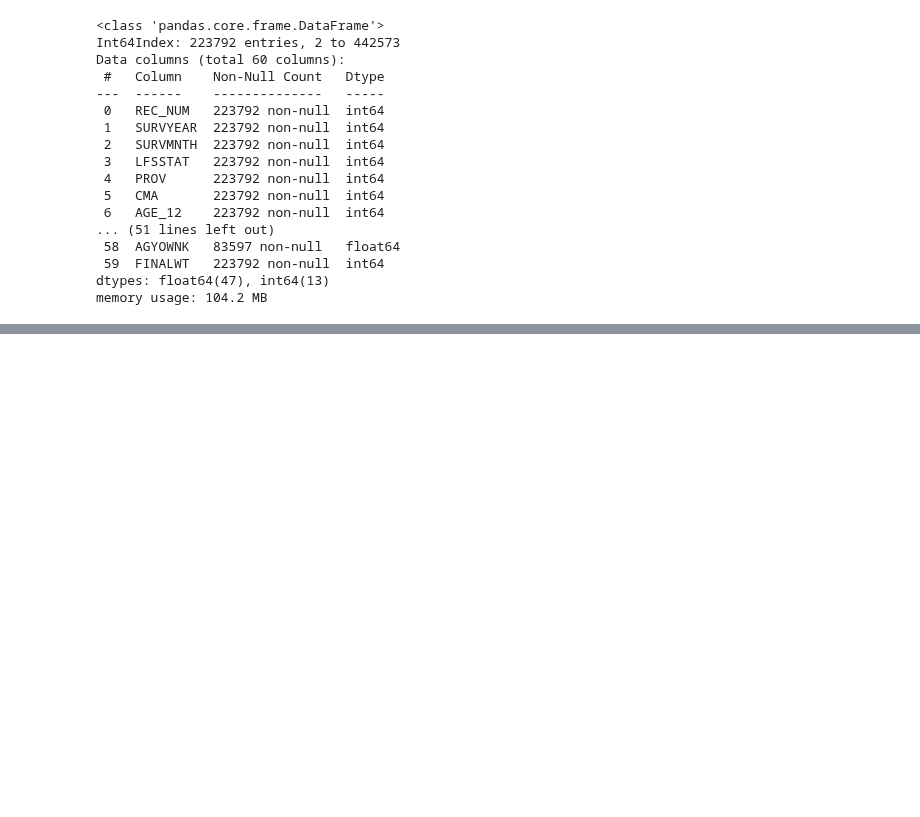
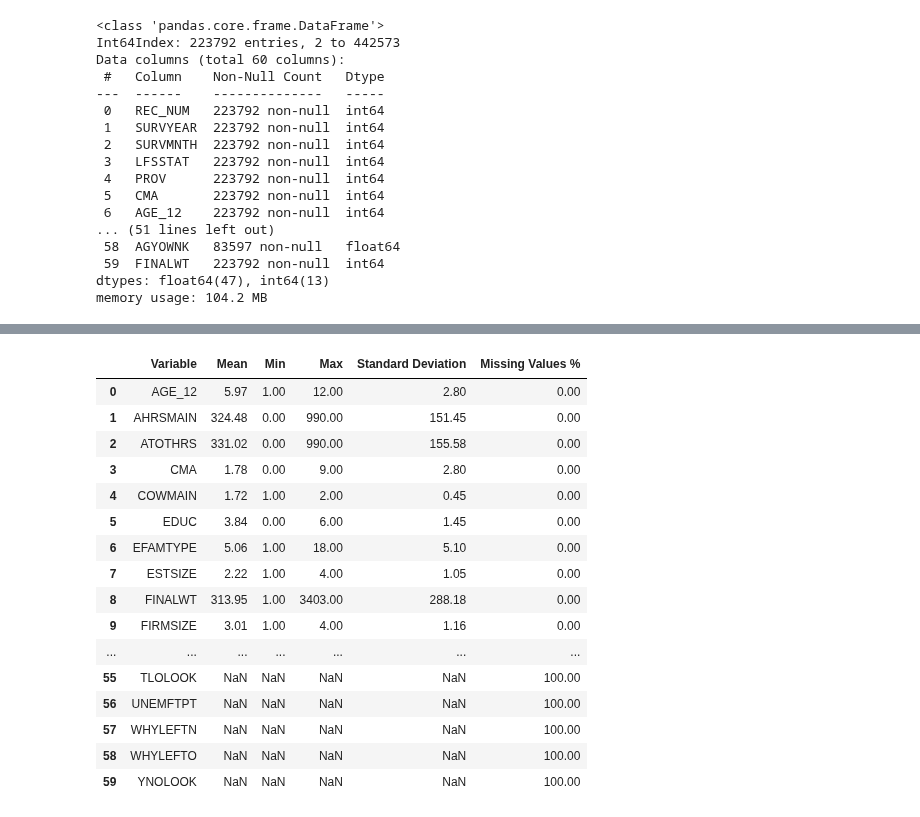
Before and after one commit to harpkang/CIND820_CAPSTONE, a Jupyter notebook: Code/kang_harpreet_code_cind820.ipynb, the cells around one changed output, grey strips where cells are left out. Cells and saved outputs as stored; diff of their text form; code cells hidden in the pictures; blank space fills up the shorter version.

```diff
--- a/Code/kang_harpreet_code_cind820.ipynb
+++ b/Code/kang_harpreet_code_cind820.ipynb
@@ -62,3 +124,12 @@ Data columns (total 60 columns):
  59  FINALWT   223792 non-null  int64
 dtypes: float64(47), int64(13)
 memory usage: 104.2 MB
+# %%
+# Missing values
+data_missing_values= data.isnull().sum()
+pd.DataFrame(data_missing_values, columns=['Missing Values'])
+#percentage of missing values
+data_percent_missing = round(data.isnull().sum() * 100 / len(data),2)
+missing_values_percent=pd.DataFrame(data_percent_missing, columns=['Missing Values %'])
+missing_values_percent=missing_values_percent.rename_axis('Variables')
+missing_values_percent
@@ -167,0 +327,5 @@ summary_statistics_table
+# %%
+summary_statistics_table=summary_statistics_table.merge(missing_values_percent,left_on='Variable',right_index=True)
+# %%
+summary_statistics_table.sort_values(by=['Missing Values %','Variable'],inplace=True)
+summary_statistics_table.reset_index(drop=True,inplace=True)
@@ -239,0 +382,21 @@ mapping_of_variable_names={
+# %%
+summary_statistics_table_2=summary_statistics_table.drop(columns=['Data','Data Type'],axis=1)
+summary_statistics_table_2
+# %% [output]
+|  | Variable | Mean | Min | Max | Standard Deviation | Missing Values % |
+| 0 | AGE_12 | 5.97 | 1.00 | 12.00 | 2.80 | 0.00 |
+| 1 | AHRSMAIN | 324.48 | 0.00 | 990.00 | 151.45 | 0.00 |
+| 2 | ATOTHRS | 331.02 | 0.00 | 990.00 | 155.58 | 0.00 |
+| 3 | CMA | 1.78 | 0.00 | 9.00 | 2.80 | 0.00 |
+| 4 | COWMAIN | 1.72 | 1.00 | 2.00 | 0.45 | 0.00 |
+| 5 | EDUC | 3.84 | 0.00 | 6.00 | 1.45 | 0.00 |
+| 6 | EFAMTYPE | 5.06 | 1.00 | 18.00 | 5.10 | 0.00 |
+| 7 | ESTSIZE | 2.22 | 1.00 | 4.00 | 1.05 | 0.00 |
+| 8 | FINALWT | 313.95 | 1.00 | 3403.00 | 288.18 | 0.00 |
+| 9 | FIRMSIZE | 3.01 | 1.00 | 4.00 | 1.16 | 0.00 |
+| ... | ... | ... | ... | ... | ... | ... |
+| 55 | TLOLOOK | NaN | NaN | NaN | NaN | 100.00 |
+| 56 | UNEMFTPT | NaN | NaN | NaN | NaN | 100.00 |
+| 57 | WHYLEFTN | NaN | NaN | NaN | NaN | 100.00 |
+| 58 | WHYLEFTO | NaN | NaN | NaN | NaN | 100.00 |
+| 59 | YNOLOOK | NaN | NaN | NaN | NaN | 100.00 |
```
Also changed, not shown: parts of 18 cells of this notebook.
